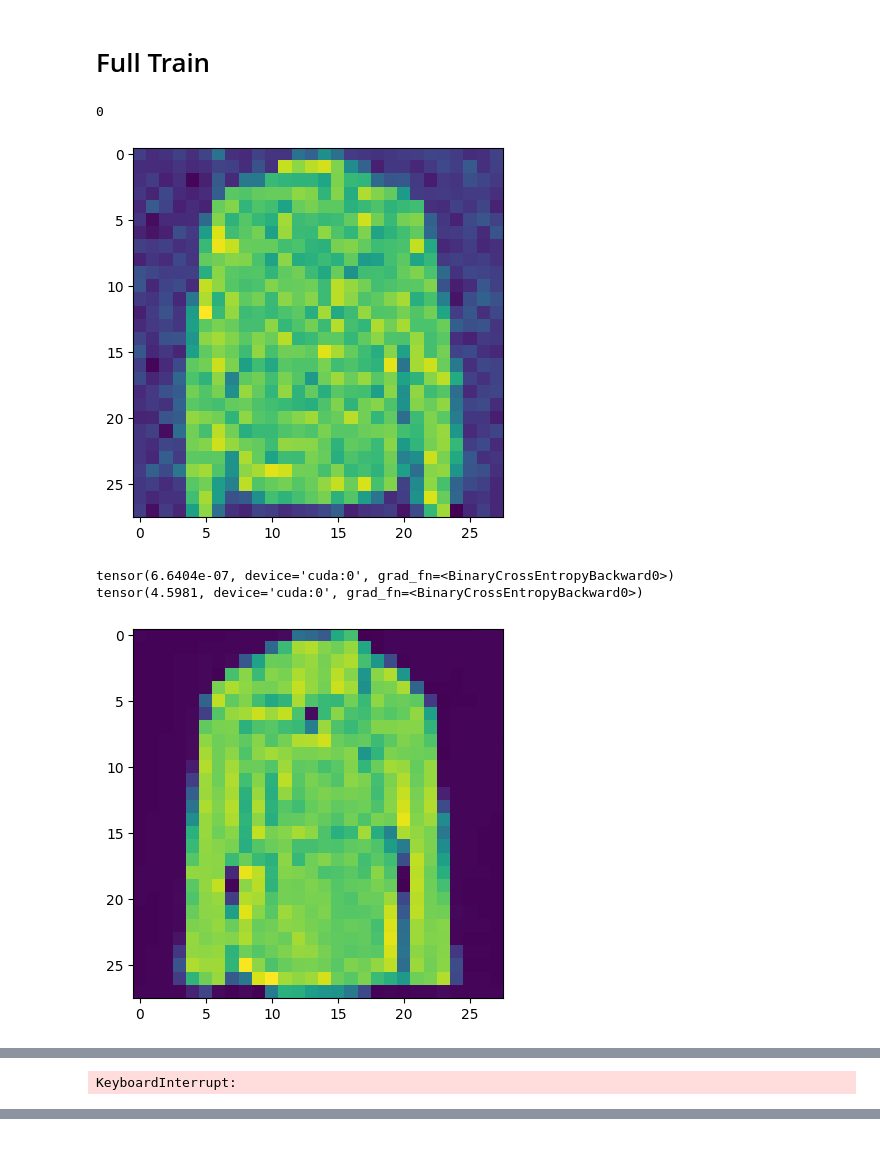
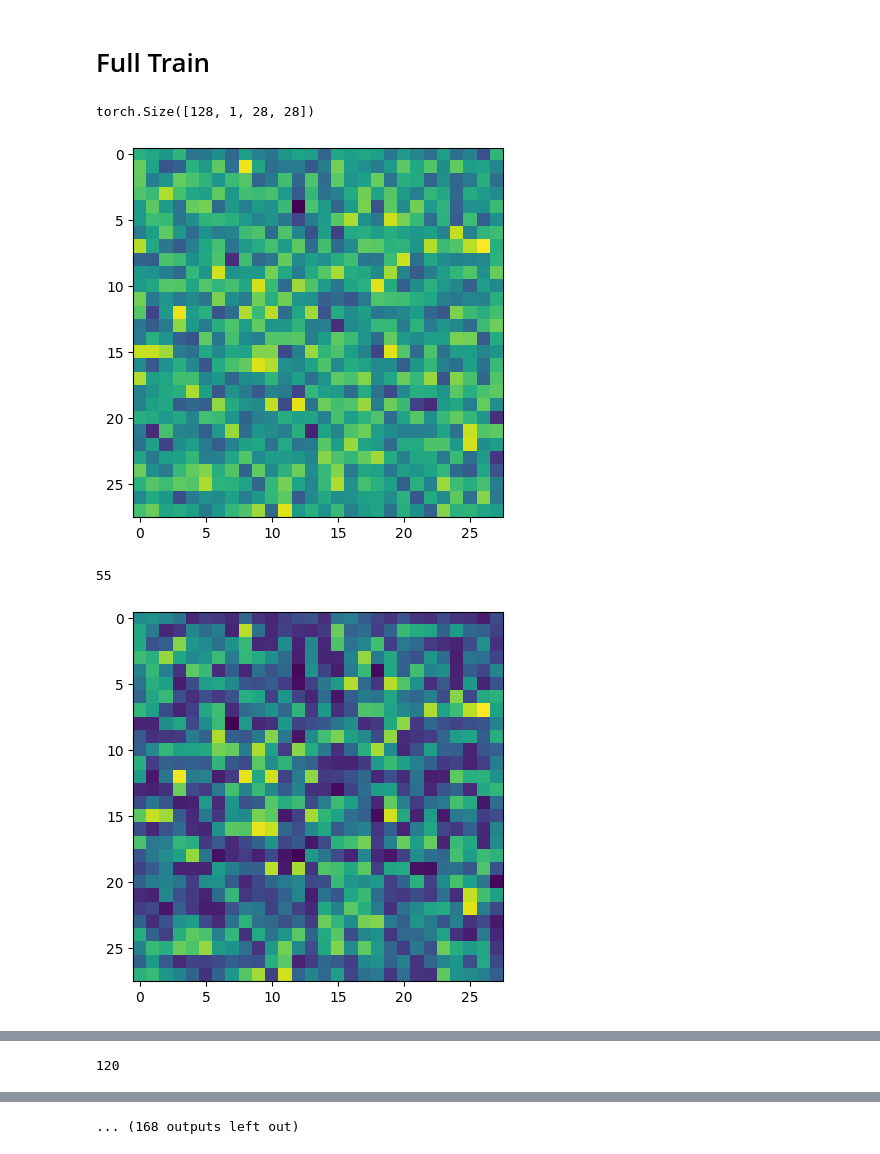
Before and after one commit to FedericoRaschiatore0123/Neural_Network, a Jupyter notebook: Copia_di_Adversarial_Diffusion_Distillation.ipynb, the cells around one changed output, grey strips where cells are left out. Cells and saved outputs as stored; diff of their text form; code cells hidden in the pictures.

```diff
--- a/Copia_di_Adversarial_Diffusion_Distillation.ipynb
+++ b/Copia_di_Adversarial_Diffusion_Distillation.ipynb
@@ -749,10 +765,10 @@ for epoch in range(num_epochs):
 
         # Calcolo totale della loss
         total_loss = loss_real + loss_fake
-        if step % 100 == 0:
-          print(loss_real)
-          print(loss_fake)
-          print("Epoch: " + str(epoch)+ "   Loss:", total_loss)
+        #if step % 100 == 0:
+        print(loss_real)
+        print(loss_fake)
+        print("Epoch: " + str(epoch)+ "   Loss:", total_loss)
 
         total_loss.backward()
         optimizer.step()
@@ -783,13 +813,13 @@ Crea la pipeline che:
 *   calcoli la distillation loss
 # %% [markdown]
 # Full Train
+# %%
+image_size = 28
+channels = 1
+batch_size = 128
+student_timesteps = 50
+teacher_timesteps= 500
 # %%
-image_size = 28
-channels = 1
-batch_size = 128
-student_timesteps = 4
-teacher_timesteps= 400
-
 # Specifica il percorso nel tuo Google Drive dove hai salvato il modello
 diffusion_path = '/content/drive/MyDrive/diffusion_model.pth'
 discriminator_path = '/content/drive/MyDrive/discriminator_model.pth'
@@ -817,18 +847,17 @@ save_and_sample_every = 100
 disc_loss = nn.BCELoss()
 dis_loss = nn.MSELoss()
 l = 2.5
-student_optimizer = Adam(student_model.parameters(), lr=1e-6)
-discriminator_optimizer = Adam(discriminator_model.parameters(), lr=1e-4)
+student_optimizer = Adam(student_model.parameters(), lr=1e-4, betas=(0.9, 0.999))
+discriminator_optimizer = Adam(discriminator_model.parameters(), lr=1e-4, betas=(0.9, 0.999))
 
 
 for epoch in range(epochs):
 
-
-    #print(len(teacher_data))
     for step, batch in enumerate(dataloader):
 
       student_optimizer.zero_grad()
       discriminator_optimizer.zero_grad()
+      random_index = random.randint(0, 127)
 
       batch_size = batch[0].shape[0]
       batch = batch[0].to(device)
@@ -837,14 +866,20 @@ for epoch in range(epochs):
       t_teacher = torch.randint(0, teacher_timesteps, (batch_size,), device=device).long()
 
       noise=torch.randn_like(batch) #crea rumore con la stessa dimensione del batch
-      x_noisy_student = q_sample(x_start=batch, t=t_student, noise=noise)
+      x_noisy_student = q_sample(x_start=batch, t=t_teacher, noise=noise)
+
+      #SHOW THE ORIGINAL IMAGE
+      image_data = x_noisy_student[0][random_index].cpu().numpy().reshape(image_size, image_size, channels)
+      plt.imshow(image_data)
+      plt.show()
+
       predicted_noise = student_model(x_noisy_student[0], t_student)
 
       student_data = sample( student_model, x_noisy_student[0], image_size, timestep=student_timesteps,  batch_size=BATCH_SIZE, channels=channels)
 
-      # show a random one
-      random_index = random.randint(0, 127)
       print(random_index)
+
+      #SHOW STUDENT RESULT
 
       image_data = student_data[-1][random_index].cpu().numpy().reshape(image_size, image_size, channels)
 
@@ -857,48 +892,47 @@ for epoch in range(epochs):
 
       # Etichette per esempi reali e falsi
       real_labels = torch.ones(BATCH_SIZE, 1).to(device)
       fake_labels = torch.zeros(BATCH_SIZE, 1).to(device)
 
       output_real = discriminator_model(batch)
 
       loss_real = disc_loss(output_real, real_labels)
       # Forward pass per esempi falsi
-      output_fake = discriminator_model(student_data[-1])  # Detach per evitare di propagare il gradiente al generatore
+      output_fake = discriminator_model(student_data[-1].detach())  # Detach per evitare di propagare il gradiente al generatore
       loss_fake = disc_loss(output_fake, fake_labels)
 
         # Calcolo totale della loss
       adversarial_loss = loss_real + loss_fake
-      print(loss_real)
-      print(loss_fake)
+      adversarial_loss.backward()
+      discriminator_optimizer.step() #aggiorna il discriminator
+
+      print("Epoch: " + str(epoch) , " Adversarial Loss:" + str(adversarial_loss) )
+
+      output_fake = discriminator_model(student_data[-1])
+      loss_fake = disc_loss(output_fake, fake_labels)
 
       x_noisy_teacher = q_sample(x_start=student_data[-1], t=t_teacher, noise=noise)
 
       teacher_predicted_noise = teacher_model(x_noisy_teacher[0], t_teacher)
 
       teacher_data = sample( teacher_model, x_noisy_teacher[0], image_size, timestep=teacher_timesteps,  batch_size=BATCH_SIZE, channels=channels)
 
+      #SHOW TEACHER RESULT
+
       image_data = teacher_data[-1][random_index].cpu().numpy().reshape(image_size, image_size, channels)
 
-      # Normalizza i dati dell'immagine nel range [0, 1] se sono float
-      #image_data_normalized = image_data / np.max(image_data)
-
-      # Visualizza l'immagine normalizzata
       plt.imshow(image_data)
       plt.show()
-      #DISTILLATION LOSS
-      #distill_loss = distillation_loss(student_data[-1], teacher_data[-1])
-      distill_loss = F.smooth_l1_loss(student_data[-1].requires_grad_(), teacher_data[-1])
-      loss = l*distill_loss #+ adversarial_loss
 
+      distill_loss = F.mse_loss(student_data[-1].requires_grad_(), teacher_data[-1])
+      loss = l*distill_loss + loss_fake
 
-      print("Epoch: " + str(epoch) + "   Loss:", str(loss), "  Distillation Loss:" + str(distill_loss), " Adversarial Loss:" + str(adversarial_loss) )
+      print("Epoch: " + str(epoch) + "   Loss:", str(loss), "  Distillation Loss:" + str(distill_loss), " Adversarial Loss:" + str(loss_fake) )
 
       loss.backward()
       student_optimizer.step()
-      discriminator_optimizer.step()
 # %% [output]
-0
+torch.Size([128, 1, 28, 28])
-[figure, old version]
+[figure, new version]
-tensor(6.6404e-07, device='cuda:0', grad_fn=<BinaryCrossEntropyBackward0>)
-tensor(4.5981, device='cuda:0', grad_fn=<BinaryCrossEntropyBackward0>)
+55
-[figure, old version]
+[figure, new version]
@@ -910 +944 @@ tensor(4.5685, device='cuda:0', grad_fn=<BinaryCrossEntropyBackward0>)
-KeyboardInterrupt:
+120
@@ -911 +948,2 @@ KeyboardInterrupt:
+... (168 outputs left out)
 # %%
```
Also changed, not shown: parts of 22 cells of this notebook.
